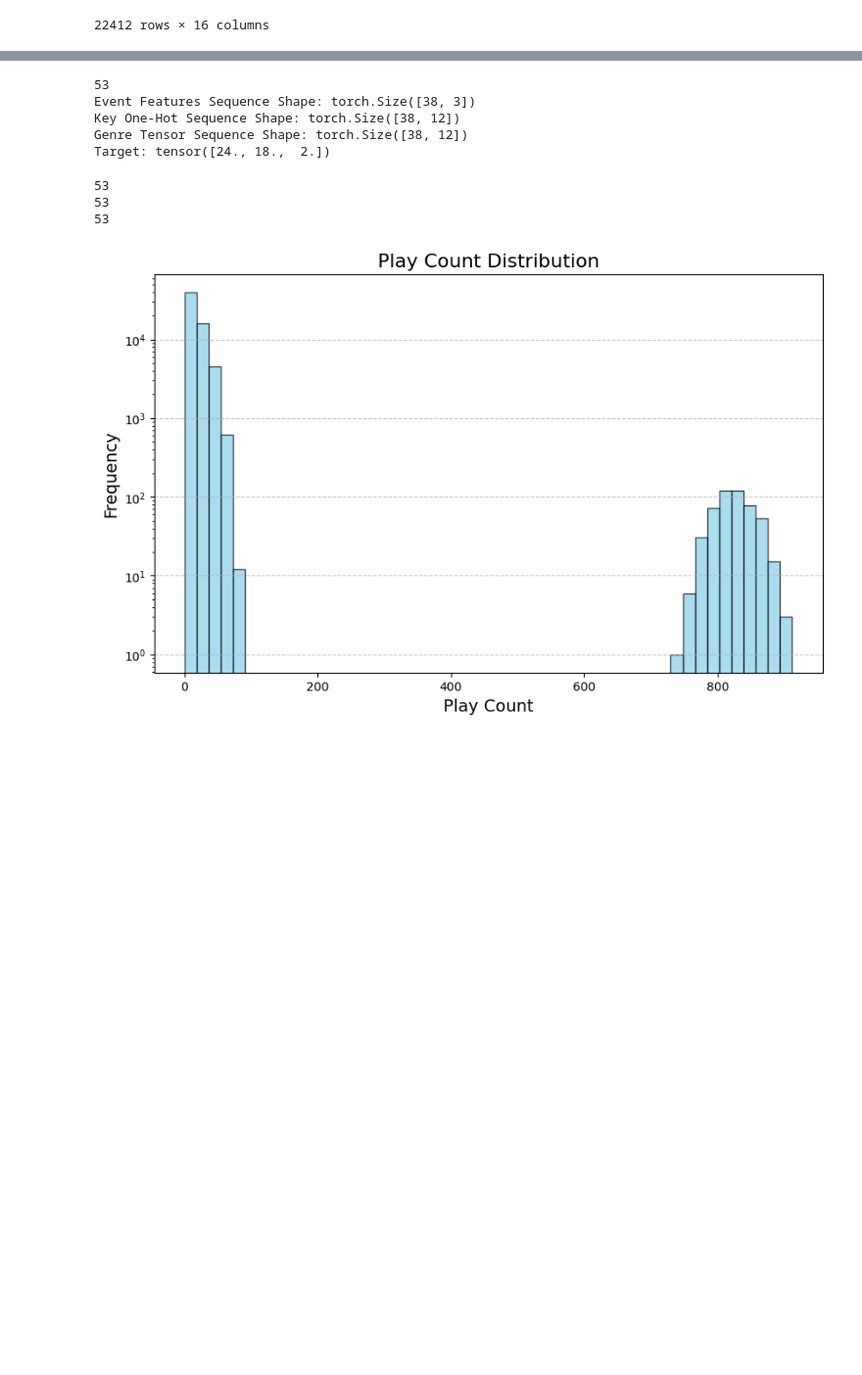
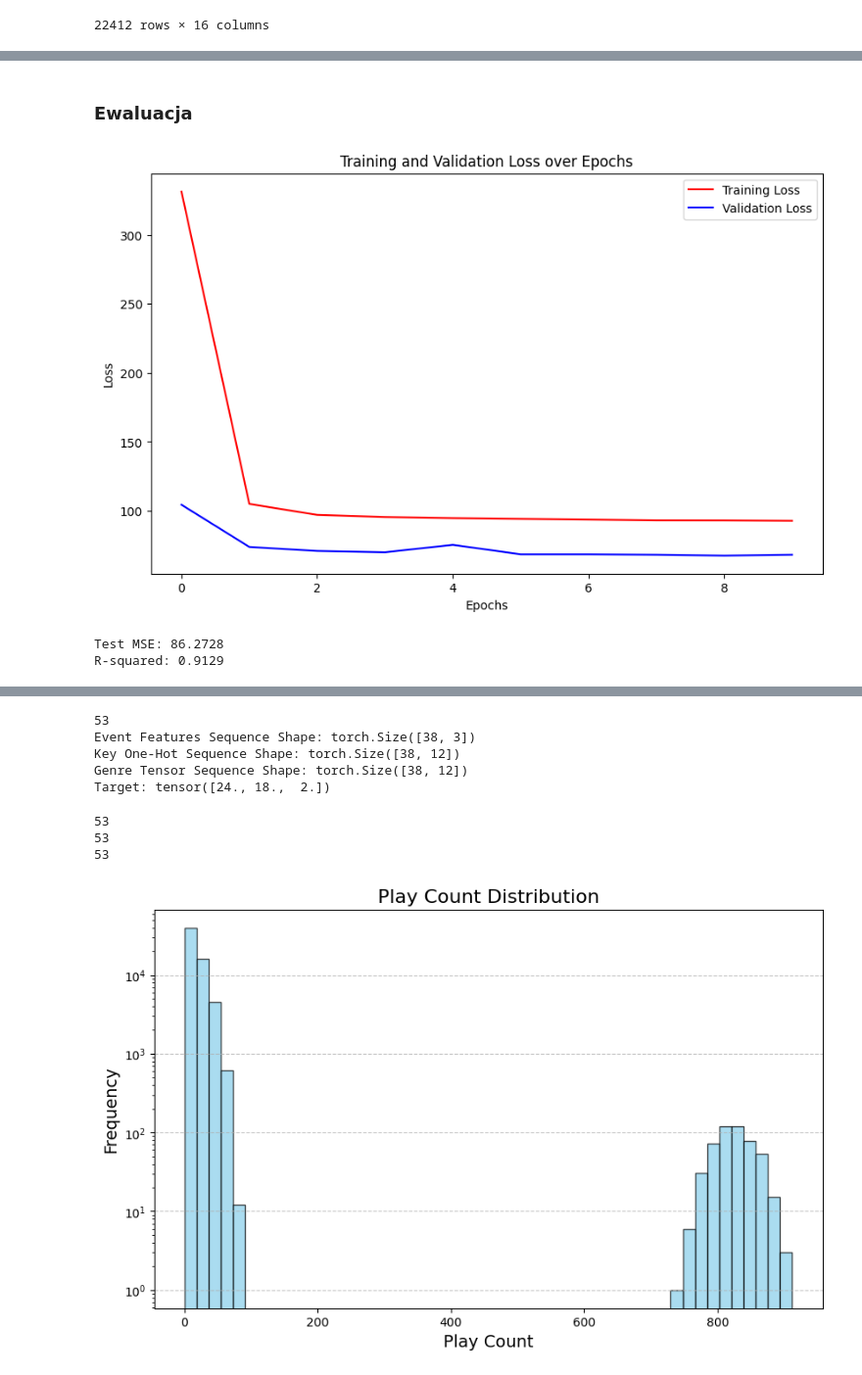
Before and after one commit to Kutyl87/IUM, a Jupyter notebook: notebooks/neural_model.ipynb, the cells around one changed output, grey strips where cells are left out. Shown: that part at 98% size. Cells and saved outputs as stored; diff of their text form; code cells hidden in the pictures; blank space fills up the shorter version.

```diff
--- a/notebooks/neural_model.ipynb
+++ b/notebooks/neural_model.ipynb
@@ -453,0 +593,22 @@ tracks_artists
+# %%
+import torch
+from torch.utils.data import DataLoader
+from sklearn.metrics import mean_squared_error
+
+# Assuming SongEventDataset is already defined and imported
+
+# Choose the dataset split (train, val, test)
+train_dataset = list(SongEventDataset(event_counts, split="train"))
+val_dataset = list(SongEventDataset(event_counts, split="val"))
+test_dataset = list(SongEventDataset(event_counts, split="test"))
+
+# Create DataLoader for each dataset
+batch_size = 256
+train_dataloader = DataLoader(train_dataset, batch_size=batch_size, shuffle=True)
+val_dataloader = DataLoader(val_dataset, batch_size=batch_size, shuffle=False)
+test_dataloader = DataLoader(test_dataset, batch_size=batch_size, shuffle=False)
+
+# Calculate input size for the model
+sample_features, _ = train_dataset[0]
+input_size = sample_features.shape[1]  # Get the number of features (not the batch size)
+print(f"Input size for the linear regression model: {input_size}")
@@ -453,0 +702,15 @@ tracks_artists
+# %% [markdown]
+### Ewaluacja
+# %%
+import matplotlib.pyplot as plt
+
+plt.figure(figsize=(10, 6))
+plt.plot(range(epochs), train_losses, label='Training Loss', color='red')
+plt.plot(range(epochs), val_losses, label='Validation Loss', color='blue')
+plt.xlabel('Epochs')
+plt.ylabel('Loss')
+plt.title('Training and Validation Loss over Epochs')
+plt.legend()
+plt.show()
+# %% [output]
+[figure, added]
@@ -453,0 +719,27 @@ tracks_artists
+# %%
+from sklearn.metrics import r2_score
+# Test the model after training
+model.eval()  # Set model to evaluation mode
+y_true = []
+y_pred = []
+
+with torch.no_grad():
+    for test_inputs, test_target in test_dataloader:
+        test_features = test_inputs.flatten(start_dim=1)
+        test_predictions = model(test_features)
+        y_true.append(test_target)
+        y_pred.append(test_predictions.squeeze())
+
+# Convert lists to tensors for evaluation
+y_true = torch.cat(y_true, dim=0)
+y_pred = torch.cat(y_pred, dim=0)
+y_true_numpy = y_true.numpy()
+y_pred_numpy = y_pred.numpy()
+# Calculate Mean Squared Error (MSE) on the test set
+mse = mean_squared_error(y_true_numpy, y_pred_numpy)
+r2 = r2_score(y_true_numpy, y_pred_numpy)
+print(f"Test MSE: {mse:.4f}")
+print(f"R-squared: {r2:.4f}")
+# %% [output]
+Test MSE: 86.2728
+R-squared: 0.9129
```
Also changed, not shown: parts of 29 cells of this notebook, 2 other files.
